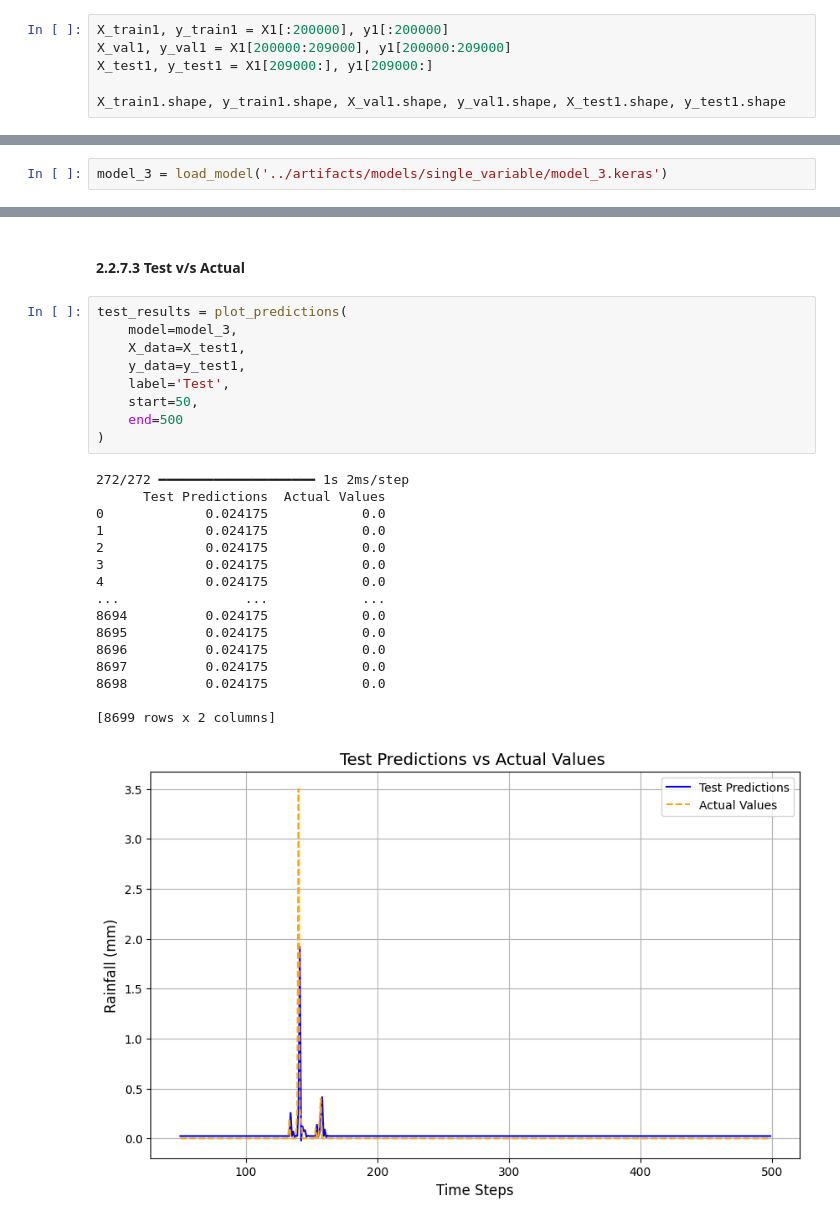
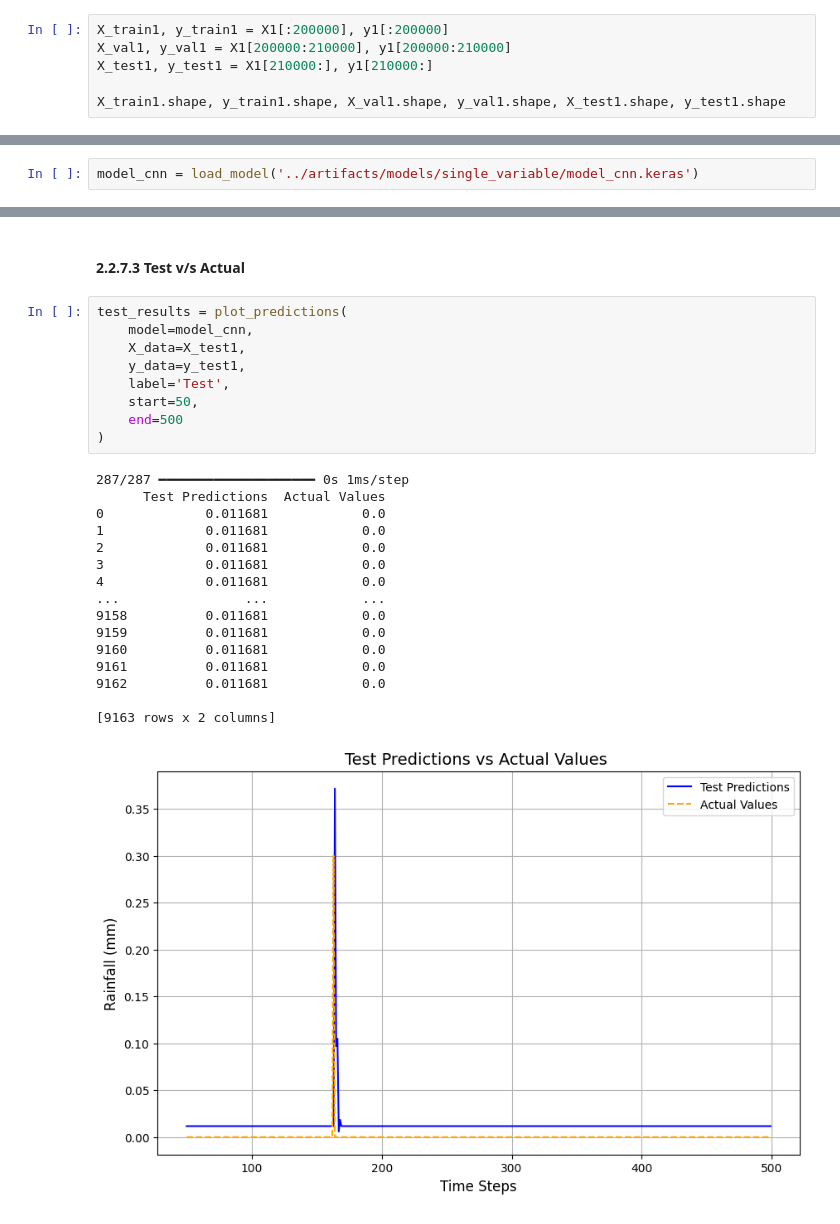
Before and after one commit to Kshitijk14/model-cloud-burst, a Jupyter notebook: notebooks/03-1_var_time_series_forecasting_cloud_burst.ipynb, the cells around one changed output, grey strips where cells are left out. Cells and saved outputs as stored; diff of their text form.

```diff
--- a/notebooks/03-1_var_time_series_forecasting_cloud_burst.ipynb
+++ b/notebooks/03-1_var_time_series_forecasting_cloud_burst.ipynb
@@ -150,8 +162,8 @@ X1.shape, y1.shape
 ### 2.2.4 Train Test Val Split
 # %%
 X_train1, y_train1 = X1[:200000], y1[:200000]
-X_val1, y_val1 = X1[200000:209000], y1[200000:209000]
-X_test1, y_test1 = X1[209000:], y1[209000:]
+X_val1, y_val1 = X1[200000:210000], y1[200000:210000]
+X_test1, y_test1 = X1[210000:], y1[210000:]
 
 X_train1.shape, y_train1.shape, X_val1.shape, y_val1.shape, X_test1.shape, y_test1.shape
 # %% [output]
@@ -606,5 +621,5 @@ Epoch 2/2
 # %%
-model_3 = load_model('../artifacts/models/single_variable/model_3.keras')
+model_cnn = load_model('../artifacts/models/single_variable/model_cnn.keras')
 # %% [markdown]
 #### 2.2.7.1 Train v/s Actual
 # %%
@@ -665,27 +680,27 @@ val_results = plot_predictions(
 #### 2.2.7.3 Test v/s Actual
 # %%
 test_results = plot_predictions(
-    model=model_3,
+    model=model_cnn,
     X_data=X_test1,
     y_data=y_test1,
     label='Test',
     start=50,
     end=500
 )
 # %% [output]
-272/272 ━━━━━━━━━━━━━━━━━━━━ 1s 2ms/step
+287/287 ━━━━━━━━━━━━━━━━━━━━ 0s 1ms/step
       Test Predictions  Actual Values
-0             0.024175            0.0
-1             0.024175            0.0
-2             0.024175            0.0
-3             0.024175            0.0
-4             0.024175            0.0
+0             0.011681            0.0
+1             0.011681            0.0
+2             0.011681            0.0
+3             0.011681            0.0
+4             0.011681            0.0
 ...                ...            ...
-8694          0.024175            0.0
-8695          0.024175            0.0
-8696          0.024175            0.0
-8697          0.024175            0.0
-8698          0.024175            0.0
+9158          0.011681            0.0
+9159          0.011681            0.0
+9160          0.011681            0.0
+9161          0.011681            0.0
+9162          0.011681            0.0
 
-[8699 rows x 2 columns]
+[9163 rows x 2 columns]
-[figure, old version]
+[figure, new version]
```
Also changed, not shown: parts of 25 cells of this notebook, 20 other files.
